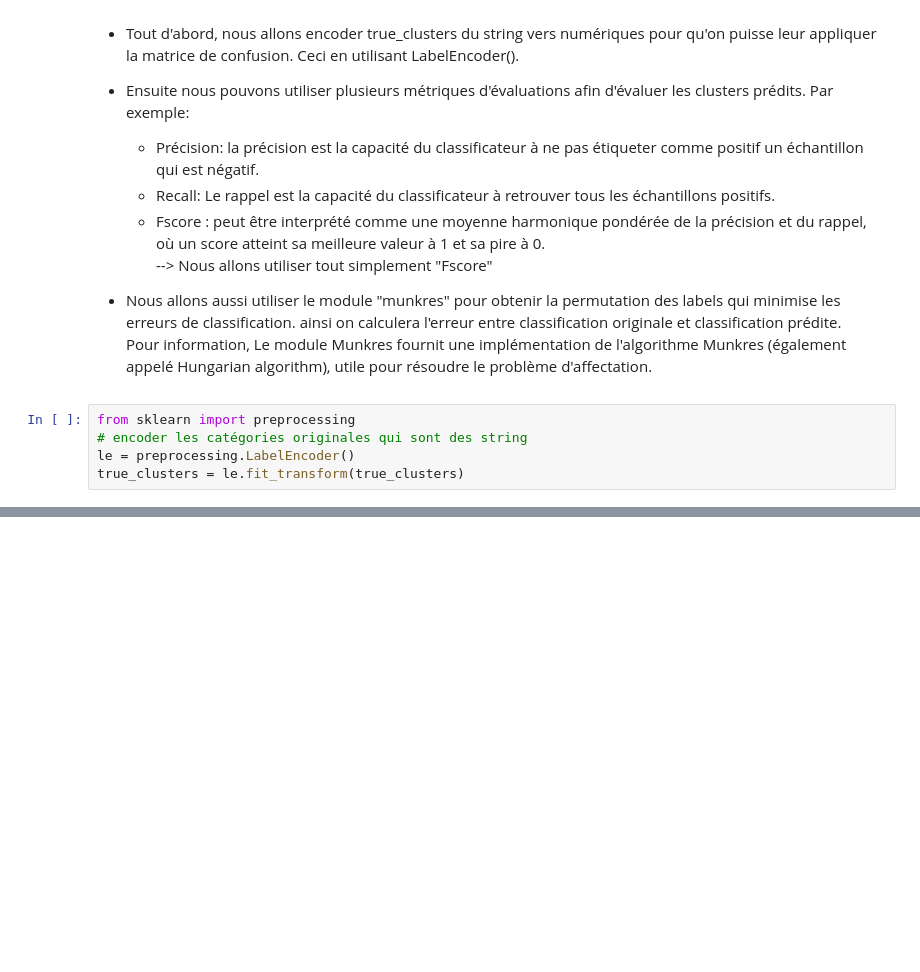
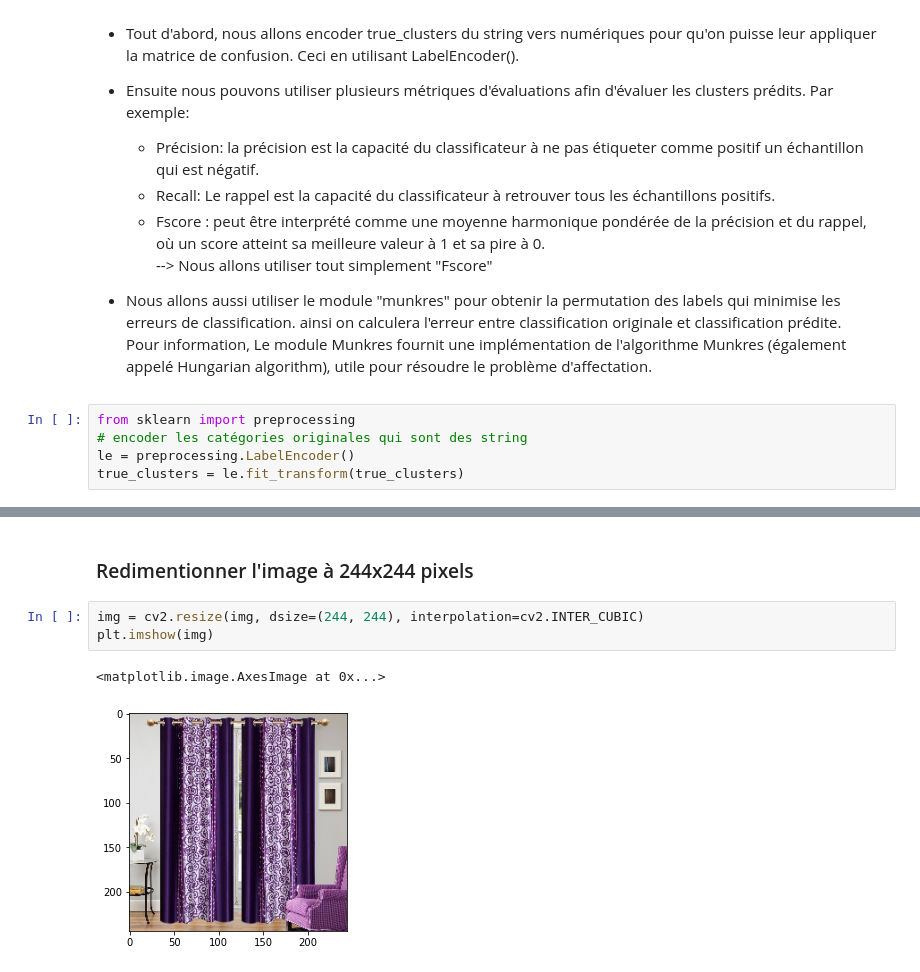
Before and after one commit to Soumaya-kh/marketplace, a Jupyter notebook: P6_NOTEBOOK.ipynb, the cells around one changed output, grey strips where cells are left out. Cells and saved outputs as stored; diff of their text form; blank space fills up the shorter version.

```diff
--- a/P6_NOTEBOOK.ipynb
+++ b/P6_NOTEBOOK.ipynb
@@ -1030,0 +1071,8 @@ print("l'erreur de la classification est error(true_clusters, predicted_clusters
+# %% [markdown]
+### Redimentionner l'image à 244x244 pixels
+# %%
+img = cv2.resize(img, dsize=(244, 244), interpolation=cv2.INTER_CUBIC)
+plt.imshow(img)
+# %% [output]
+<matplotlib.image.AxesImage at 0x...>
+[figure, added]
```
Also changed, not shown: parts of 60 cells of this notebook.
